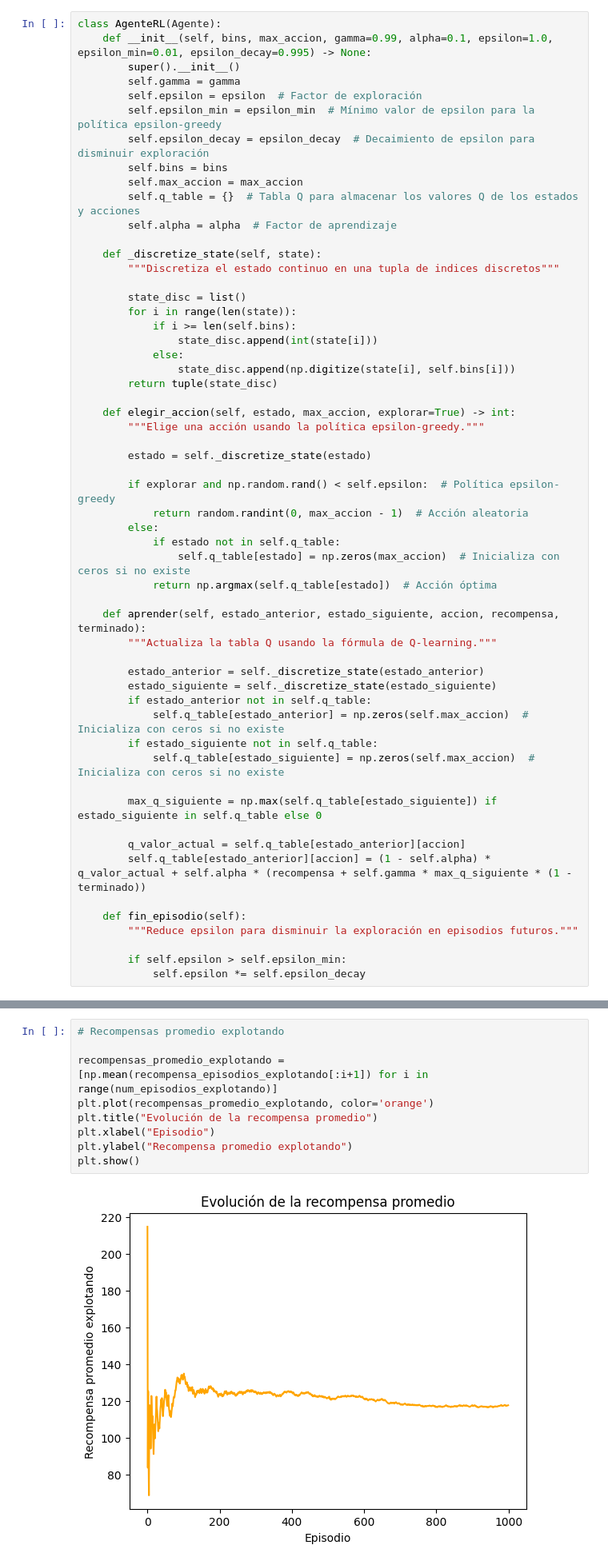
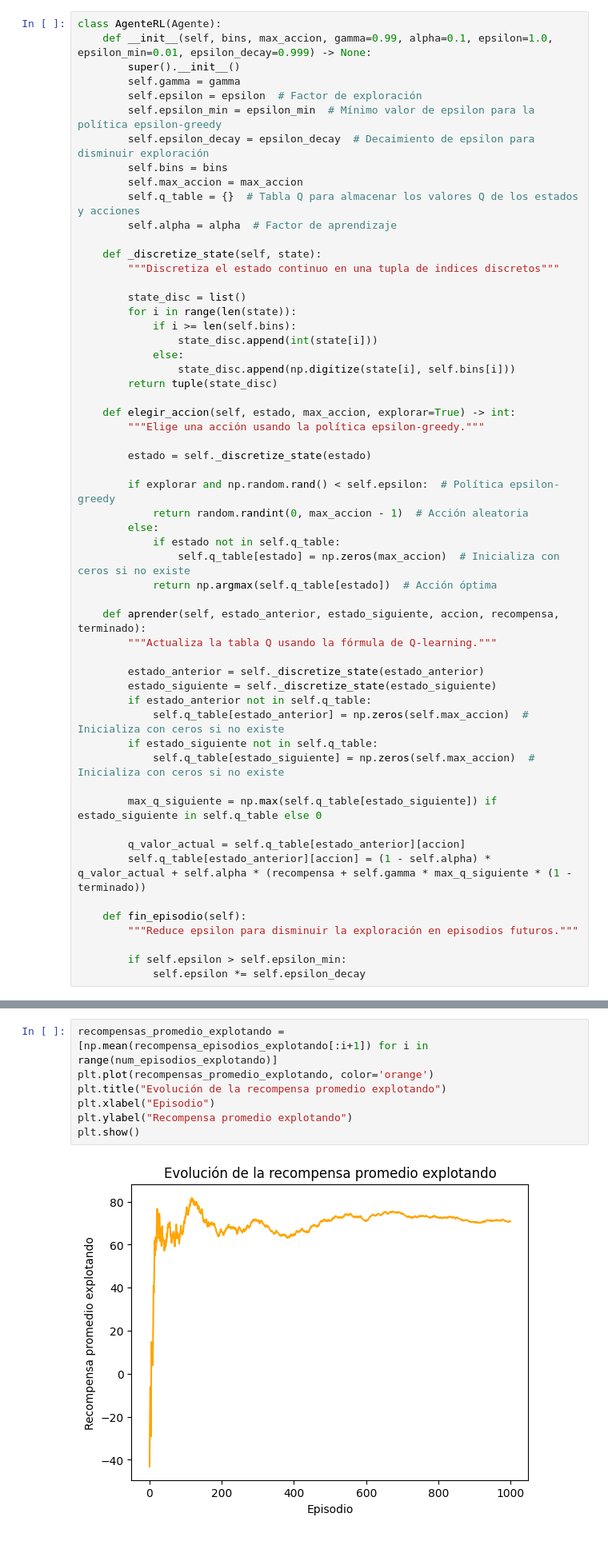
Before and after one commit to emisilvacab/aa, a Jupyter notebook: lab3/notebook.ipynb, the cells around one changed output, grey strips where cells are left out. Shown: that part at 80% size. Cells and saved outputs as stored; diff of their text form.

Commit message:
analisis params, recompensa promedio, graficos en notebook y formateo

```diff
--- a/lab3/notebook.ipynb
+++ b/lab3/notebook.ipynb
@@ -219,6 +290,6 @@ Durante la fase de explotación, ya no aplicamos la política epsilon-greedy dad
 # %%
 class AgenteRL(Agente):
-    def __init__(self, bins, max_accion, gamma=0.99, alpha=0.1, epsilon=1.0, epsilon_min=0.01, epsilon_decay=0.995) -> None:
+    def __init__(self, bins, max_accion, gamma=0.99, alpha=0.1, epsilon=1.0, epsilon_min=0.01, epsilon_decay=0.999) -> None:
         super().__init__()
         self.gamma = gamma
         self.epsilon = epsilon  # Factor de exploración
@@ -382,11 +457,9 @@ plt.show()
 # %%
-# Recompensas promedio explotando
-
 recompensas_promedio_explotando = [np.mean(recompensa_episodios_explotando[:i+1]) for i in range(num_episodios_explotando)]
 plt.plot(recompensas_promedio_explotando, color='orange')
-plt.title("Evolución de la recompensa promedio")
+plt.title("Evolución de la recompensa promedio explotando")
 plt.xlabel("Episodio")
 plt.ylabel("Recompensa promedio explotando")
 plt.show()
 # %% [output]
-[figure, old version]
+[figure, new version]
```
Also changed, not shown: parts of 30 cells of this notebook, 1 other file.
